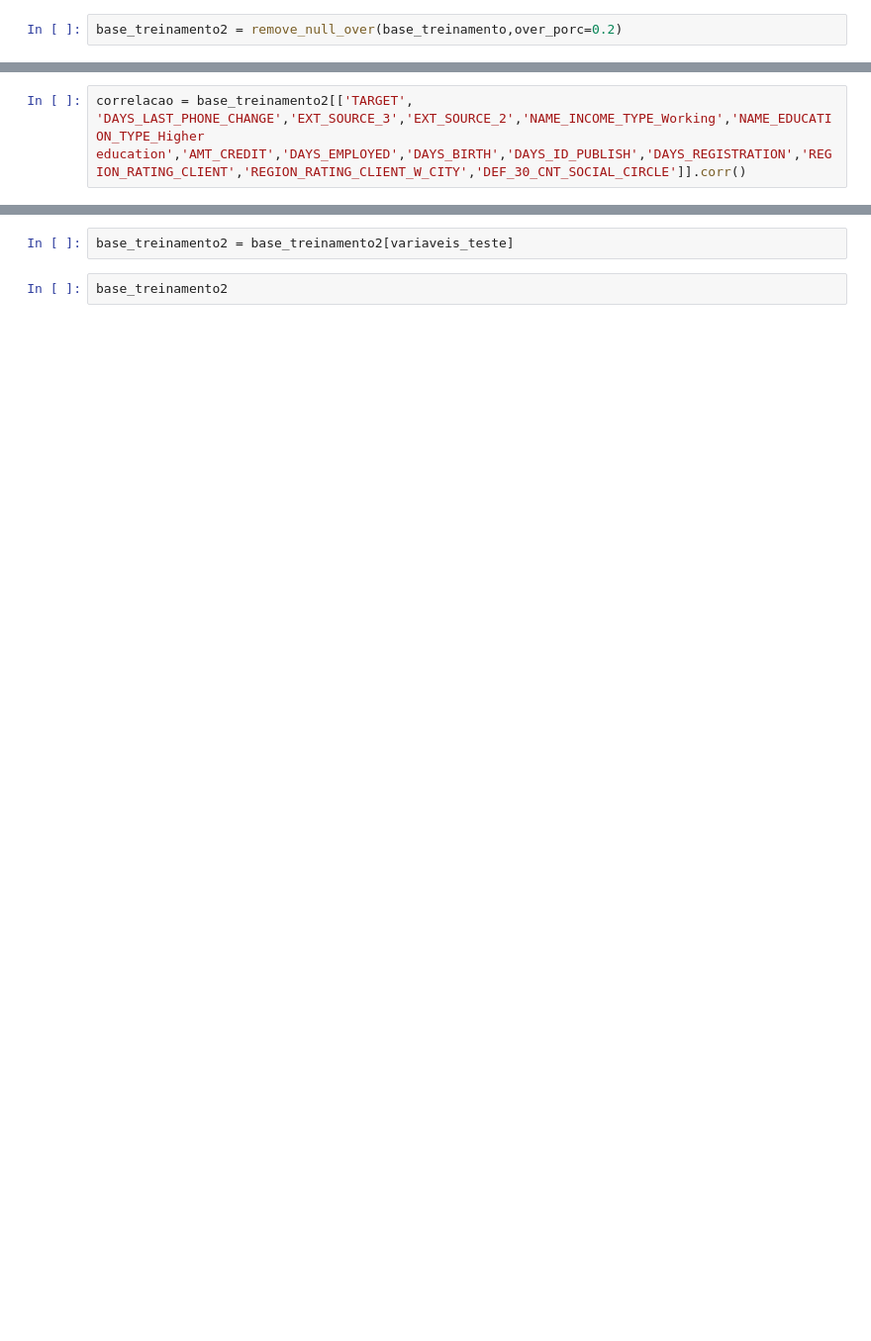
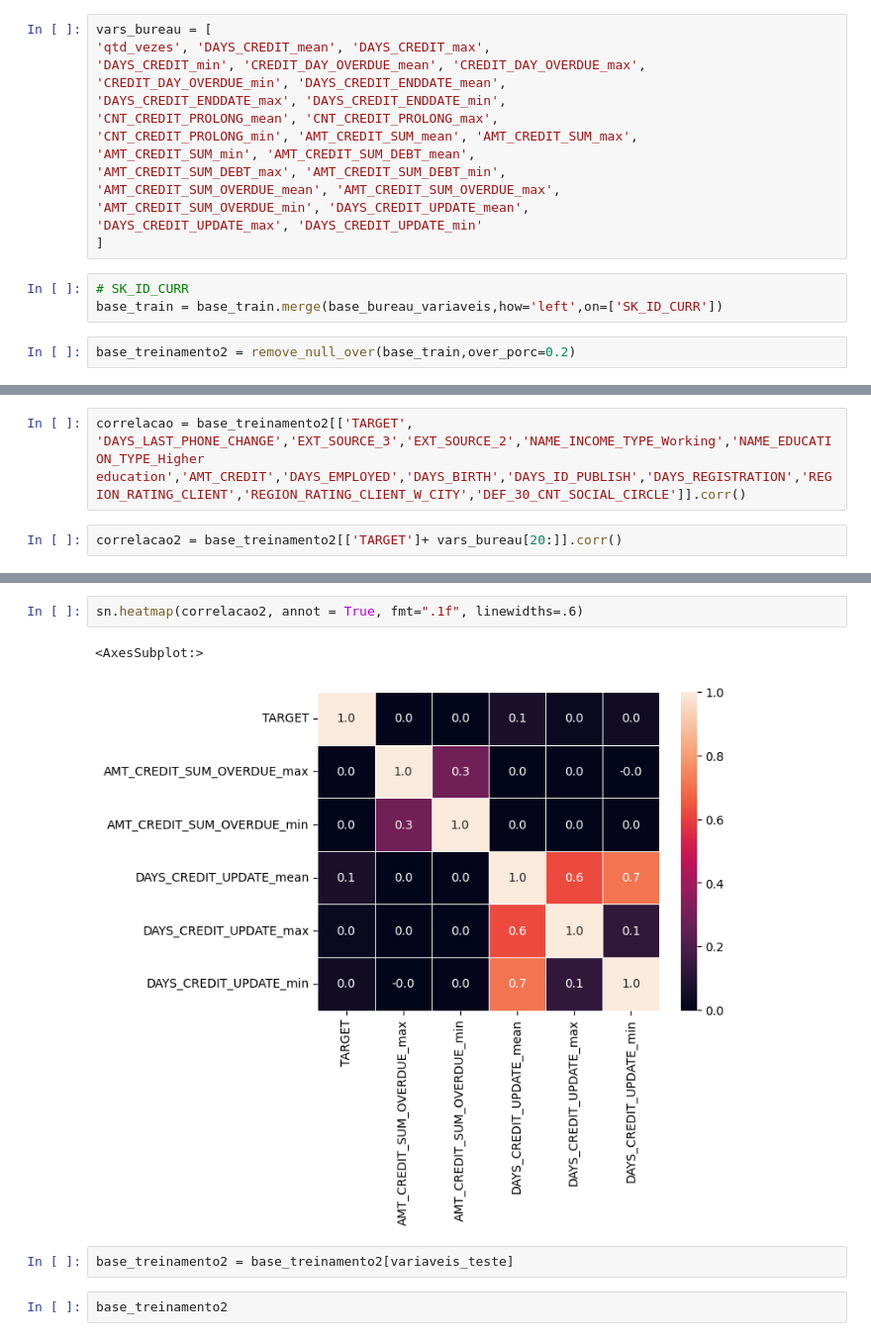
Before and after one commit to VitorrSantana/Tcc-AnaliseCreditoAprendizadoMaquina, a Jupyter notebook: 0.0-AnaliseExploratoria.ipynb, the cells around one changed output, grey strips where cells are left out. Shown: that part at 99% size. Drawn from its saved outputs; the diff is of its cells as text; blank space fills up the shorter version.

Commit message:
adicionando configurações e novas informações a base final

```diff
--- a/0.0-AnaliseExploratoria.ipynb
+++ b/0.0-AnaliseExploratoria.ipynb
@@ -38,5 +55,22 @@ base_treinamento = pd.read_csv(caminhoDadosEstatisticos)
+# %%
+vars_bureau = [
+'qtd_vezes', 'DAYS_CREDIT_mean', 'DAYS_CREDIT_max',
+'DAYS_CREDIT_min', 'CREDIT_DAY_OVERDUE_mean', 'CREDIT_DAY_OVERDUE_max',
+'CREDIT_DAY_OVERDUE_min', 'DAYS_CREDIT_ENDDATE_mean',
+'DAYS_CREDIT_ENDDATE_max', 'DAYS_CREDIT_ENDDATE_min',
+'CNT_CREDIT_PROLONG_mean', 'CNT_CREDIT_PROLONG_max',
+'CNT_CREDIT_PROLONG_min', 'AMT_CREDIT_SUM_mean', 'AMT_CREDIT_SUM_max',
+'AMT_CREDIT_SUM_min', 'AMT_CREDIT_SUM_DEBT_mean',
+'AMT_CREDIT_SUM_DEBT_max', 'AMT_CREDIT_SUM_DEBT_min',
+'AMT_CREDIT_SUM_OVERDUE_mean', 'AMT_CREDIT_SUM_OVERDUE_max',
+'AMT_CREDIT_SUM_OVERDUE_min', 'DAYS_CREDIT_UPDATE_mean',
+'DAYS_CREDIT_UPDATE_max', 'DAYS_CREDIT_UPDATE_min'
+]
+# %%
+# SK_ID_CURR
+base_train = base_train.merge(base_bureau_variaveis,how='left',on=['SK_ID_CURR'])
 # %%
-base_treinamento2 = remove_null_over(base_treinamento,over_porc=0.2)
+base_treinamento2 = remove_null_over(base_train,over_porc=0.2)
 # %% [output]
 Eliminando coluna OWN_CAR_AGE -> 0.6599081008484249 null
 Eliminando coluna OCCUPATION_TYPE -> 0.31345545362604915 null
@@ -93,4 +115,6 @@ ORGANIZATION_TYPE_University: 0.0009883984023198822
 ORGANIZATION_TYPE_XNA: 0.03291576331559035
 # %%
 correlacao = base_treinamento2[['TARGET', 'DAYS_LAST_PHONE_CHANGE','EXT_SOURCE_3','EXT_SOURCE_2','NAME_INCOME_TYPE_Working','NAME_EDUCATION_TYPE_Higher education','AMT_CREDIT','DAYS_EMPLOYED','DAYS_BIRTH','DAYS_ID_PUBLISH','DAYS_REGISTRATION','REGION_RATING_CLIENT','REGION_RATING_CLIENT_W_CITY','DEF_30_CNT_SOCIAL_CIRCLE']].corr()
+# %%
+correlacao2 = base_treinamento2[['TARGET']+ vars_bureau[20:]].corr()
 # %%
@@ -103,4 +127,9 @@ sn.heatmap(correlacao, annot = True, fmt=".1f", linewidths=.6)
 [figure]
+# %%
+sn.heatmap(correlacao2, annot = True, fmt=".1f", linewidths=.6)
+# %% [output]
+<AxesSubplot:>
+[figure, added]
 # %%
 base_treinamento2 = base_treinamento2[variaveis_teste]
 # %%
```
Also changed, not shown: parts of 18 cells of this notebook, 4 other files.
